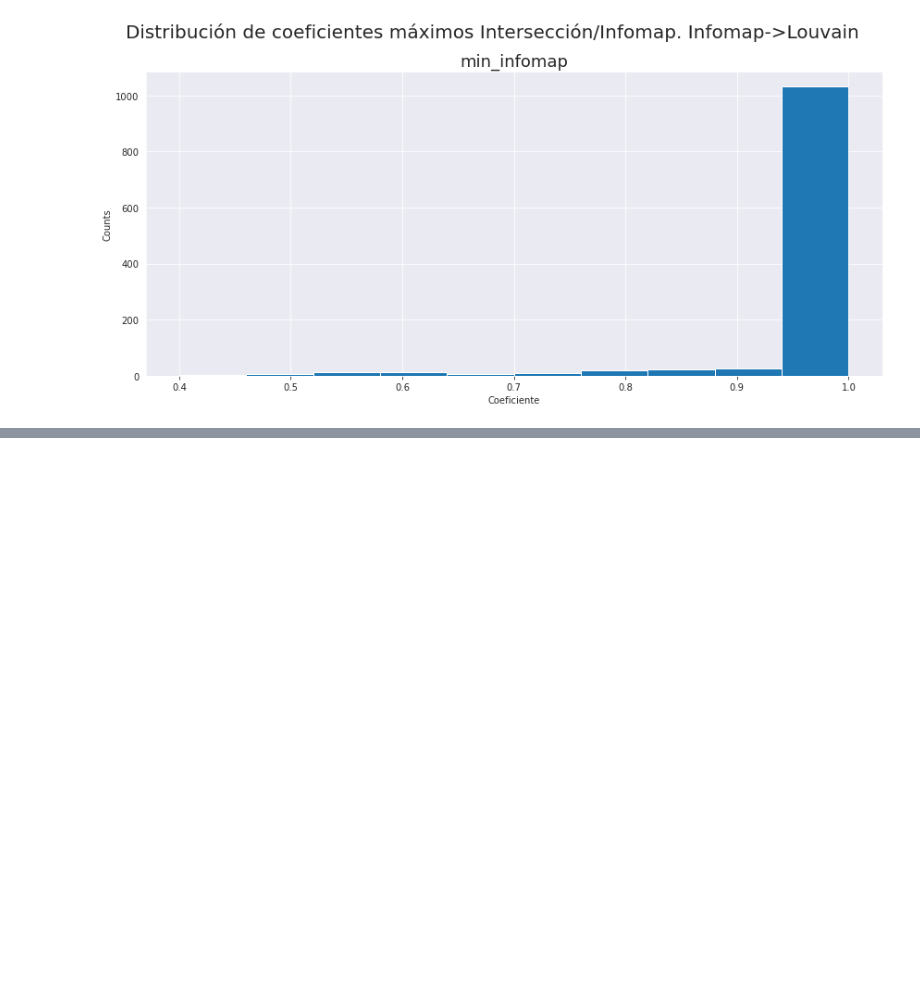
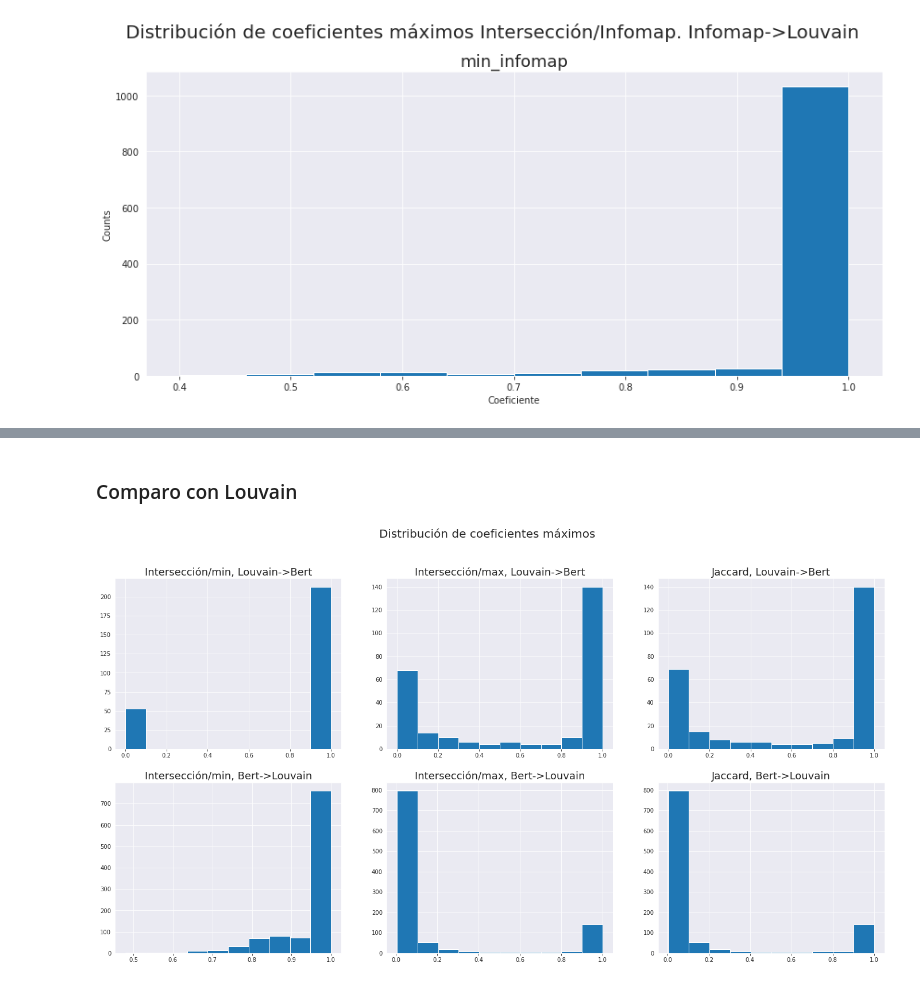
Before and after one commit to ingridheuer/gcnn_gdas, a Jupyter notebook: exploration/notebooks/network_analysis/analisis_comunidades.ipynb, the cells around one changed output, grey strips where cells are left out. Cells and saved outputs as stored; diff of their text form; code cells hidden in the pictures; blank space fills up the shorter version.

```diff
--- a/exploration/notebooks/network_analysis/analisis_comunidades.ipynb
+++ b/exploration/notebooks/network_analysis/analisis_comunidades.ipynb
@@ -417,0 +511,43 @@ plt.tight_layout()
+# %% [markdown]
+### Comparo con Louvain
+# %%
+matrix_jaccard_bert_louvain= {}
+matrix_min_bert_louvain = {}
+matrix_max_bert_louvain = {}
+
+for comunidad_louvain,set_louvain in conjuntos_louvain.items():
+    partial_jaccard = {}
+    partial_min = {}
+    partial_max = {}
+    for bert, set_bert in conjuntos_berts.items():
+        coef_jaccard = jaccard(set_louvain,set_bert)
+        coef_min = int_min(set_louvain,set_bert)
+        coef_max = int_max(set_louvain,set_bert)
+        partial_jaccard[bert] = coef_jaccard
+        partial_min[bert] = coef_min
+        partial_max[bert] = coef_max
+    matrix_jaccard_bert_louvain[comunidad_louvain] = partial_jaccard
+    matrix_min_bert_louvain[comunidad_louvain] = partial_min
+    matrix_max_bert_louvain[comunidad_louvain] = partial_max
+
+df_jaccard_bert_louvain = pd.DataFrame(matrix_jaccard_bert_louvain)
+df_min_bert_louvain = pd.DataFrame(matrix_min_bert_louvain)
+df_max_bert_louvain = pd.DataFrame(matrix_max_bert_louvain)
+
+metricas = {"Intersección/min":df_min_bert_louvain,"Intersección/max":df_max_bert_louvain, "Jaccard":df_jaccard_bert_louvain}
+
+fig, ax = plt.subplots(2,3, figsize=(24,12))
+fig.suptitle("Distribución de coeficientes máximos", fontsize=20)
+
+i=0
+for name,data in metricas.items():
+    ax[0,i].hist(data.max().values)
+    ax[0,i].set_title(f"{name}, Louvain->Bert", fontsize=18)
+
+    ax[1,i].hist(data.T.max().values)
+    ax[1,i].set_title(f"{name}, Bert->Louvain", fontsize=18)
+    i+=1
+
+fig.savefig(reports_comunidades+"inclusion_berts_louvain.png",dpi=200)
+# %% [output]
+[figure, added]
```
Also changed, not shown: parts of 13 cells of this notebook, 1 other file.
